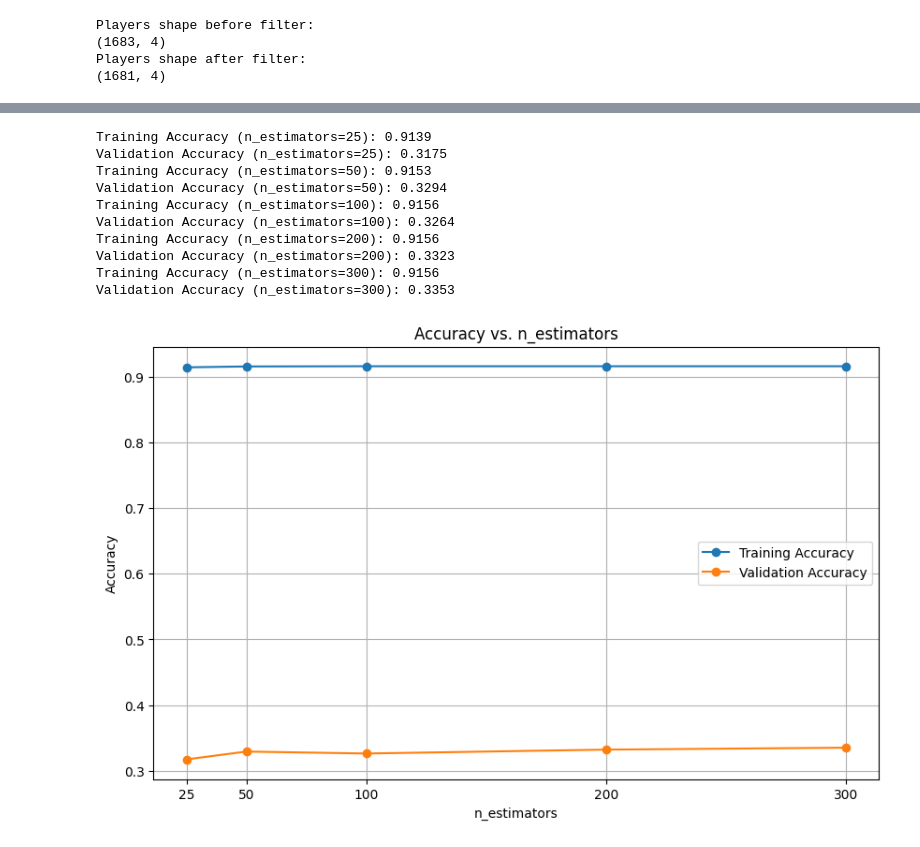
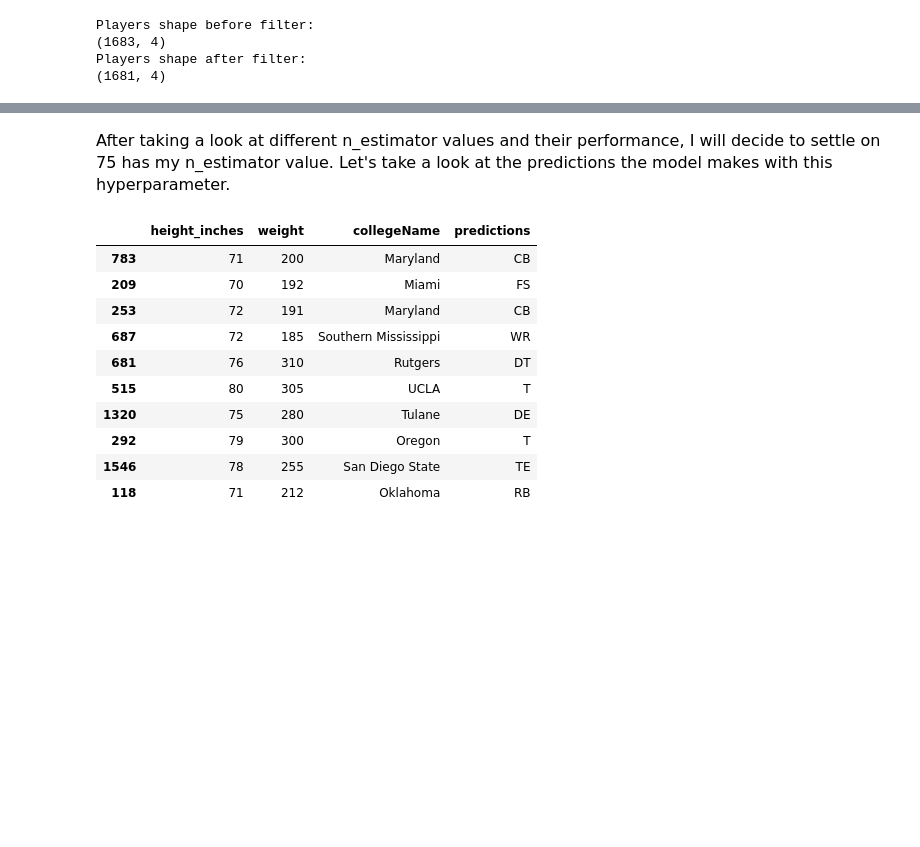
Before and after one commit to glaframb71/CS39AA-Project, a Jupyter notebook: 39aa-project-part-2.ipynb, the cells around one changed output, grey strips where cells are left out. Cells and saved outputs as stored; diff of their text form; code cells hidden in the pictures; blank space fills up the shorter version.

```diff
--- a/39aa-project-part-2.ipynb
+++ b/39aa-project-part-2.ipynb
@@ -171,57 +169,20 @@ Validation Log Loss (n_estimators=600): 4.6470
-# %%
-from sklearn.ensemble import RandomForestClassifier
-from sklearn.metrics import accuracy_score
-import numpy as np
-import matplotlib.pyplot as plt
-
-# Define a range of n_estimators values to test
-n_estimators_values = [25, 50, 100, 200, 300]
-
-# Initialize lists to store accuracies
-train_accuracies = []
-val_accuracies = []
-
-# Iterate over the n_estimators values
-for n in n_estimators_values:
-    # Create and train the RandomForest model
-    model_rf = RandomForestClassifier(n_estimators=n, max_depth=None, random_state=42)
-    model_rf.fit(X_train_resampled, y_train_resampled)
-
-    # Make predictions on the training data
-    predictions_train_rf = model_rf.predict(X_train_resampled)
-    # Calculate training accuracy
-    train_accuracy = accuracy_score(y_train_resampled, predictions_train_rf)
-    train_accuracies.append(train_accuracy)
-
-    # Make predictions on the validation data
-    predictions_val_rf = model_rf.predict(X_val_encoded)
-    # Calculate validation accuracy
-    val_accuracy = accuracy_score(y_val, predictions_val_rf)
-    val_accuracies.append(val_accuracy)
-
-    print(f"Training Accuracy (n_estimators={n}): {train_accuracy:.4f}")
-    print(f"Validation Accuracy (n_estimators={n}): {val_accuracy:.4f}")
-
-# Plot the accuracies for different n_estimators values
-plt.figure(figsize=(10, 6))
-plt.plot(n_estimators_values, train_accuracies, marker='o', label='Training Accuracy')
-plt.plot(n_estimators_values, val_accuracies, marker='o', label='Validation Accuracy')
-plt.title('Accuracy vs. n_estimators')
-plt.xlabel('n_estimators')
-plt.ylabel('Accuracy')
-plt.xticks(n_estimators_values)
-plt.grid(True)
-plt.legend()
-plt.show()
-# %% [output]
-Training Accuracy (n_estimators=25): 0.9139
-Validation Accuracy (n_estimators=25): 0.3175
-Training Accuracy (n_estimators=50): 0.9153
-Validation Accuracy (n_estimators=50): 0.3294
-Training Accuracy (n_estimators=100): 0.9156
-Validation Accuracy (n_estimators=100): 0.3264
-Training Accuracy (n_estimators=200): 0.9156
-Validation Accuracy (n_estimators=200): 0.3323
-Training Accuracy (n_estimators=300): 0.9156
-Validation Accuracy (n_estimators=300): 0.3353
-[figure, removed]
+# %% [markdown]
+<font size='3'>After taking a look at different n_estimator values and their performance, I will decide to settle on 75 has my n_estimator value. Let's take a look at the predictions the model makes with this hyperparameter.</font>
+# %%
+final_model = RandomForestClassifier(n_estimators=75, random_state=3)
+model_rf.fit(X_train_encoded, y_train)
+predictions_val_rf = model_rf.predict(X_val_encoded)
+X_val['predictions'] = predictions_val_rf
+X_val.head(10)
+# %% [output]
+|  | height_inches | weight | collegeName | predictions |
+| 783 | 71 | 200 | Maryland | CB |
+| 209 | 70 | 192 | Miami | FS |
+| 253 | 72 | 191 | Maryland | CB |
+| 687 | 72 | 185 | Southern Mississippi | WR |
+| 681 | 76 | 310 | Rutgers | DT |
+| 515 | 80 | 305 | UCLA | T |
+| 1320 | 75 | 280 | Tulane | DE |
+| 292 | 79 | 300 | Oregon | T |
+| 1546 | 78 | 255 | San Diego State | TE |
+| 118 | 71 | 212 | Oklahoma | RB |
```
Also changed, not shown: parts of 8 cells of this notebook.
